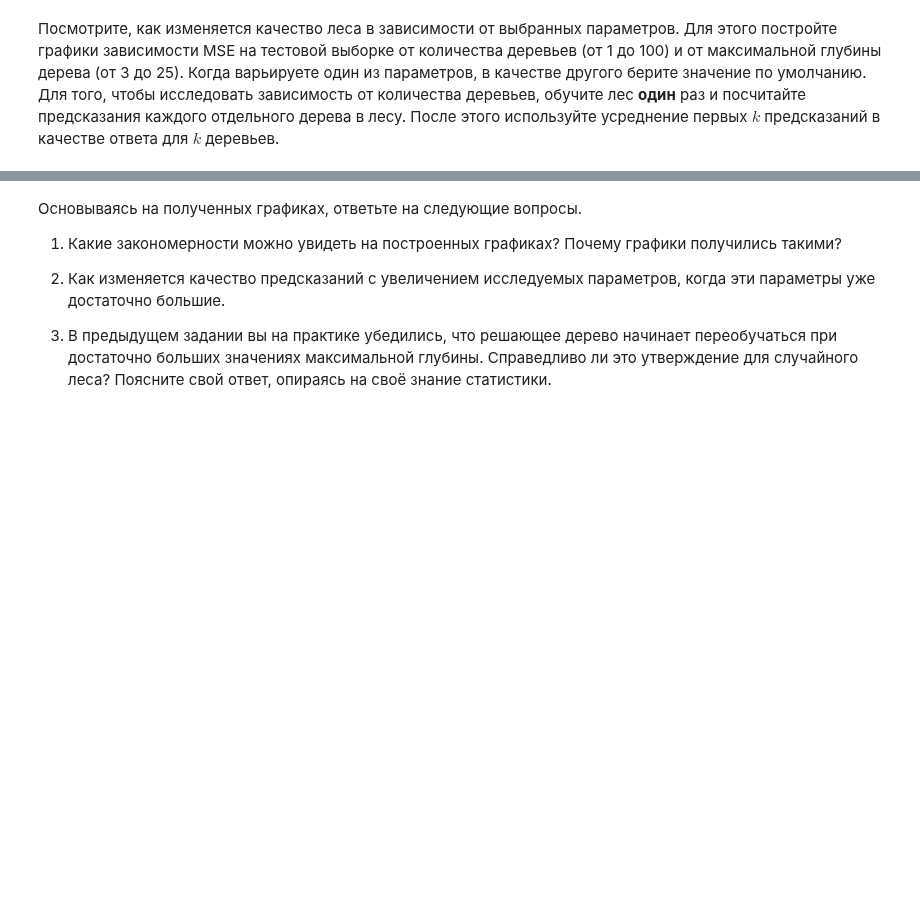
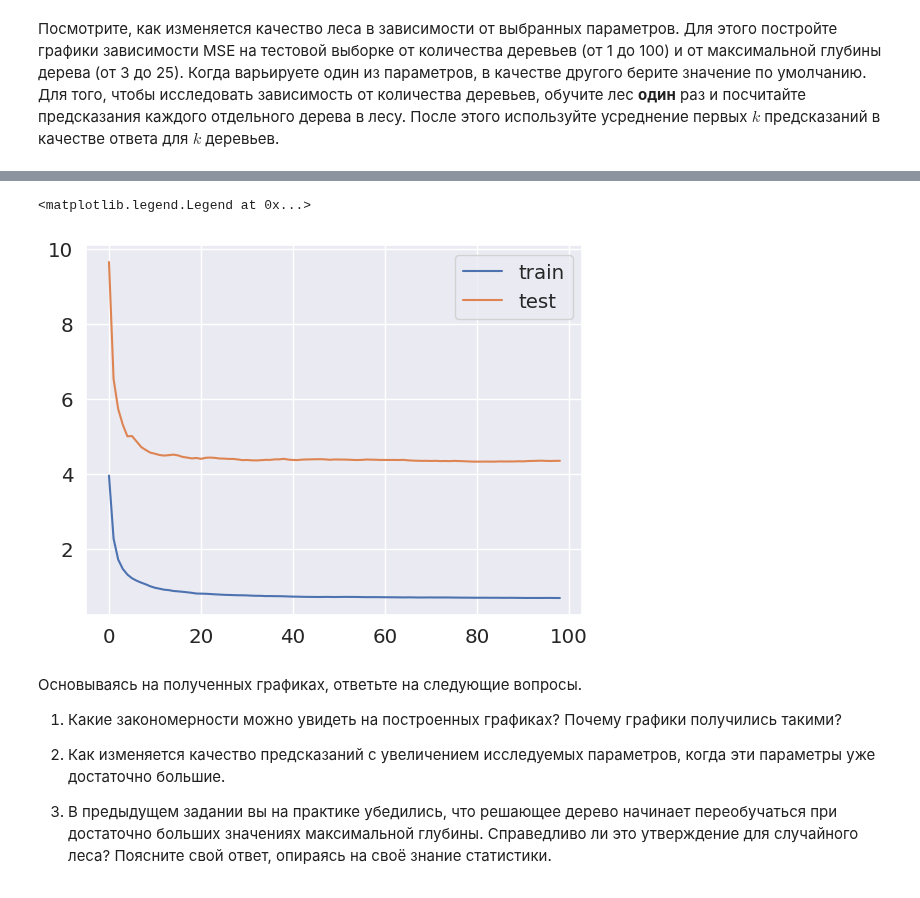
Before and after one commit to NMashalov/2023_OpenMipt_course, a Jupyter notebook: lesson6/dz6.ipynb, the cells around one changed output, grey strips where cells are left out. Cells and saved outputs as stored; diff of their text form; code cells hidden in the pictures; blank space fills up the shorter version.

```diff
--- a/lesson6/dz6.ipynb
+++ b/lesson6/dz6.ipynb
@@ -117,3 +150,26 @@ X_train, X_test, y_train, y_test = <...>
+# %%
+from tqdm import tqdm
+import warnings
+warnings.filterwarnings("ignore")
+# start with depth estimation
+rf = RandomForestRegressor(n_estimators=100)
+rf.fit(X_train,y_train)
+train_pred = [est.predict(X_train) for est in rf.estimators_]
+test_pred = [est.predict(X_test) for est in rf.estimators_]
+# %%
+train_cum_pred = [sum(train_pred[:i])/i for i in range(1,len(train_pred))]
+test_cum_pred = [sum(test_pred[:i])/i for i in range(1,len(test_pred))]
+
+train_acc = [MSE(pred,y_train) for pred in train_cum_pred]
+test_acc = [MSE(pred,y_test) for pred in test_cum_pred]
+
+
+plt.plot(train_acc,label='train')
+plt.plot(test_acc,label='test')
+plt.legend()
+# %% [output]
+<matplotlib.legend.Legend at 0x...>
+[figure, added]
 # %% [markdown]
 Основываясь на полученных графиках, ответьте на следующие вопросы.
 
```
Also changed, not shown: parts of 38 cells of this notebook.
